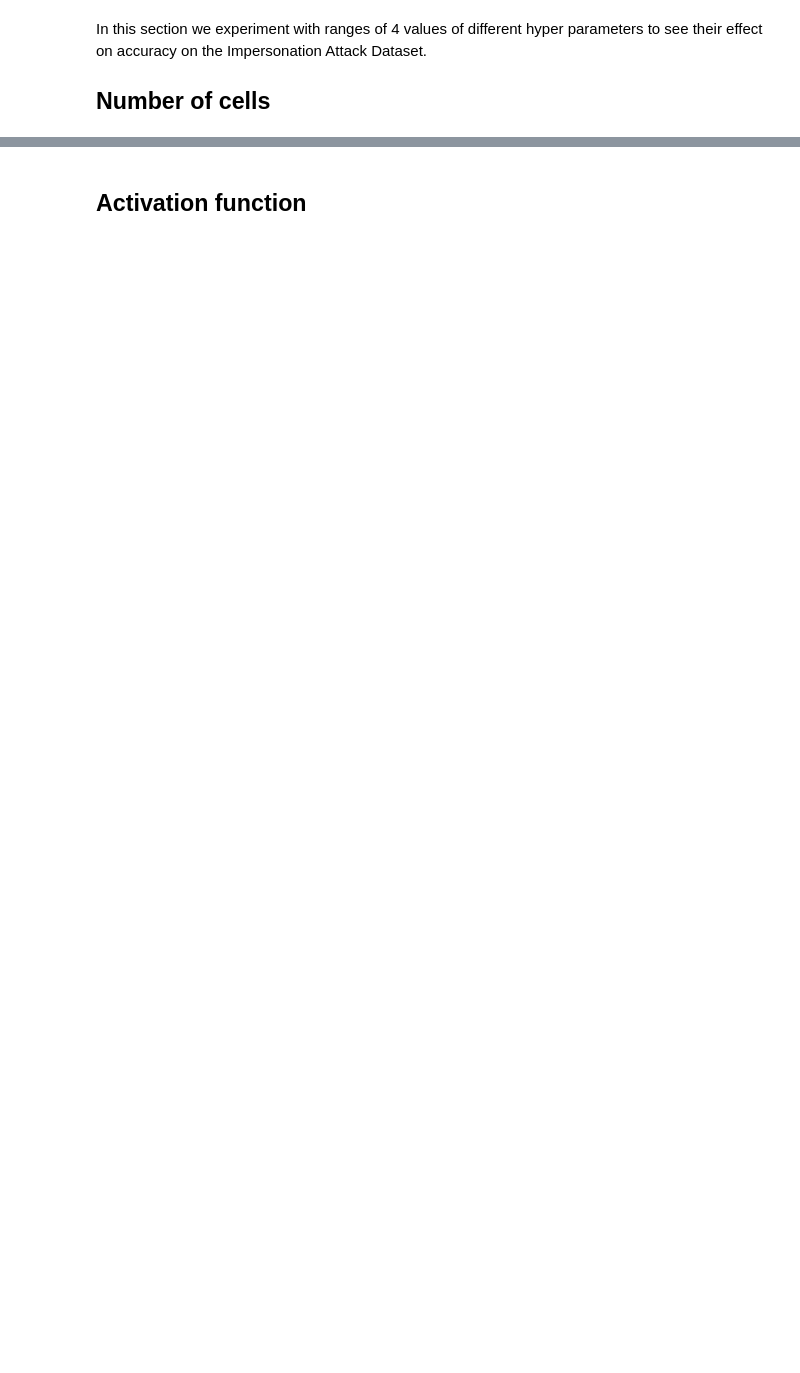
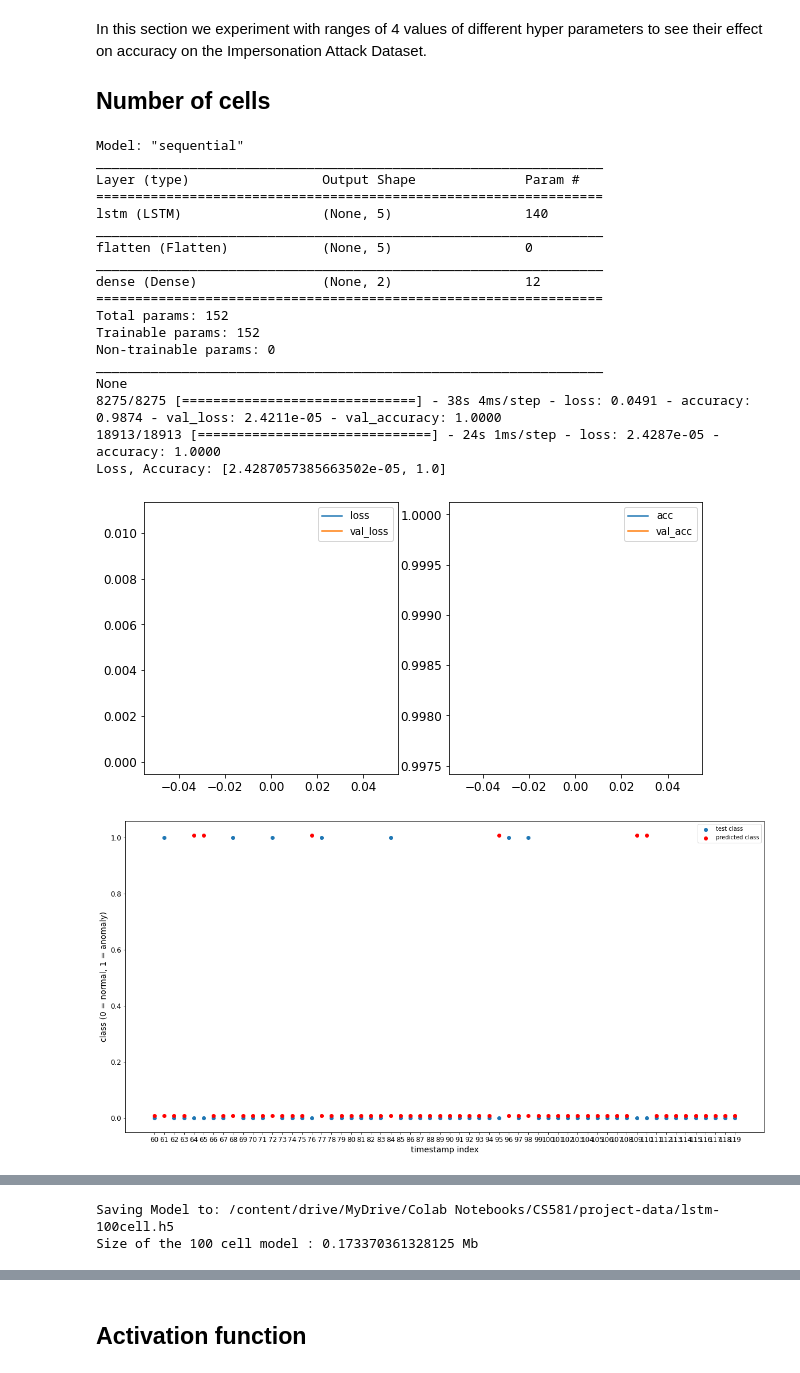
Before and after one commit to mehrotrasan16/CS581-CAN-DO-Project, a Jupyter notebook: code/LSTM_CAN_Data.ipynb, the cells around one changed output, grey strips where cells are left out. Saved outputs shown, nothing was run; the diff lists cells and outputs as text; code cells hidden in the pictures; blank space fills up the shorter version.

```diff
--- a/code/LSTM_CAN_Data.ipynb
+++ b/code/LSTM_CAN_Data.ipynb
@@ -814,3 +431,77 @@ plt.show()
 In this section we experiment with ranges of 4 values of different hyper parameters to see their effect on accuracy on the Impersonation Attack Dataset.
 
 ## Number of cells
+# %%
+num_cells = [5,20,100]
+for cells in num_cells:
+    tf.keras.backend.clear_session()
+    rnnmodel = keras.models.Sequential([
+    keras.layers.LSTM(cells,input_shape=[X_train.shape[1],1]),
+    keras.layers.Flatten(),
+    keras.layers.Dense(2, activation='sigmoid')
+    ])
+    rnnmodel.compile(optimizer='adam',
+                loss=tf.keras.losses.SparseCategoricalCrossentropy(),
+                metrics=['accuracy'])
+    print(rnnmodel.summary())
+    tf.keras.utils.plot_model(rnnmodel,show_shapes=True)
+    early_stop=keras.callbacks.EarlyStopping(monitor='loss',patience=10)
+
+    rnnhistory = rnnmodel.fit(X_train,y_train,
+                            epochs=1,
+                            batch_size=256,
+                            validation_data=(X_valid,y_valid),
+                            callbacks=[early_stop])
+    scores = rnnmodel.evaluate(X_test,y_test)
+    print(f"Loss, Accuracy: {scores}")
+    plt.subplot(1,2,1)
+    plt.plot(rnnhistory.history["loss"])
+    plt.plot(rnnhistory.history["val_loss"])
+    plt.legend(('loss','val_loss'))
+    plt.subplot(1,2,2)
+    plt.plot(rnnhistory.history["accuracy"])
+    plt.plot(rnnhistory.history["val_accuracy"])
+    plt.legend(('acc','val_acc'))
+
+    plt.gcf().set_size_inches((10,5))
+    plt.show()
+
+    y_pred = rnnmodel.predict(X_test)
+
+    plot_min=60
+    plot_max =120
+    plt.scatter(range(plot_min,plot_max),y_test[plot_min:plot_max])
+    plt.scatter(range(plot_min,plot_max),[y_pred[i].argmax()+0.009 for i in range(len(y_pred[plot_min:plot_max]))],c=['r'])
+    plt.legend(('test class','predicted class'))
+    plt.xlabel('timestamp index')
+    plt.ylabel('class (0 = normal, 1 = anomaly)')
+    plt.xticks(ticks=range(plot_min, plot_max))
+    plt.gcf().set_size_inches((20,10))
+    # plt.gcf().autofmt_xdate()
+    plt.show()
+
+    saved_model_dir = '/content/drive/MyDrive/Colab Notebooks/CS581/project-data/'
+    rnnmodel.save(saved_model_dir + f"lstm-{cells}cell.h5",include_optimizer=False)
+    print(f"Saving Model to: {saved_model_dir}lstm-{cells}cell.h5")
+    print(f'Size of the {cells} cell model : {os.path.getsize(saved_model_dir + f"lstm-{cells}cell.h5")/float(2**20)} Mb')
+# %% [output]
+Model: "sequential"
+_________________________________________________________________
+Layer (type)                 Output Shape              Param #
+=================================================================
+lstm (LSTM)                  (None, 5)                 140
+_________________________________________________________________
+flatten (Flatten)            (None, 5)                 0
+_________________________________________________________________
+dense (Dense)                (None, 2)                 12
+=================================================================
+Total params: 152
+Trainable params: 152
+Non-trainable params: 0
+_________________________________________________________________
+None
+8275/8275 [==============================] - 38s 4ms/step - loss: 0.0491 - accuracy: 0.9874 - val_loss: 2.4211e-05 - val_accuracy: 1.0000
+18913/18913 [==============================] - 24s 1ms/step - loss: 2.4287e-05 - accuracy: 1.0000
+Loss, Accuracy: [2.4287057385663502e-05, 1.0]
+[figure, added]
+[figure, added]
@@ -816,0 +552,2 @@ In this section we experiment with ranges of 4 values of different hyper paramet
+Saving Model to: /content/drive/MyDrive/Colab Notebooks/CS581/project-data/lstm-100cell.h5
+Size of the 100 cell model : 0.173370361328125 Mb
```
Also changed, not shown: parts of 190 cells of this notebook.
